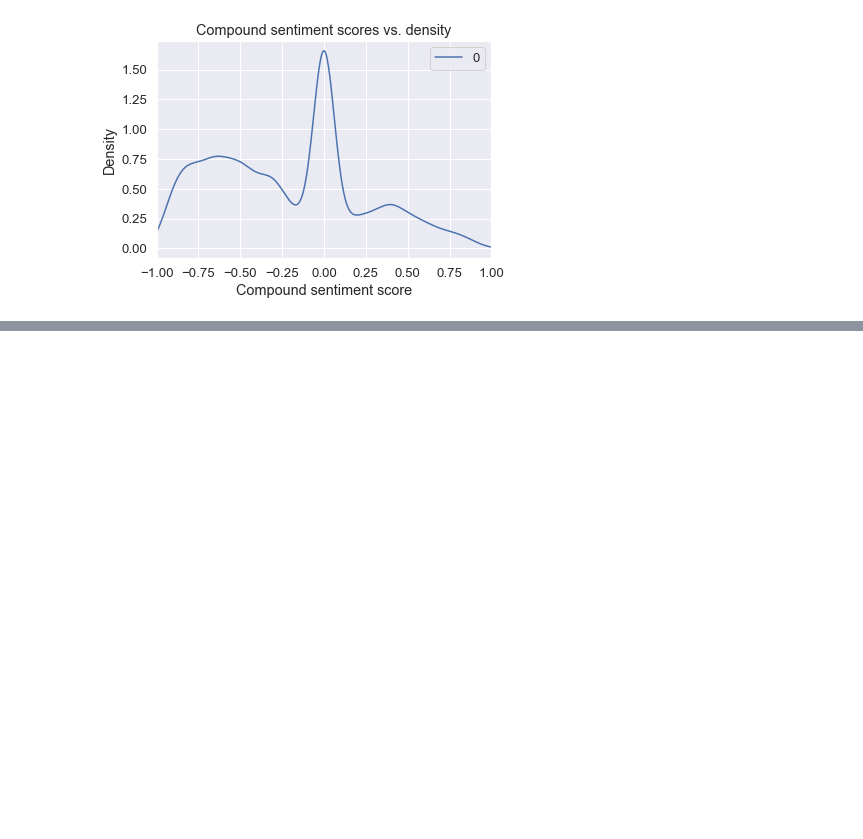
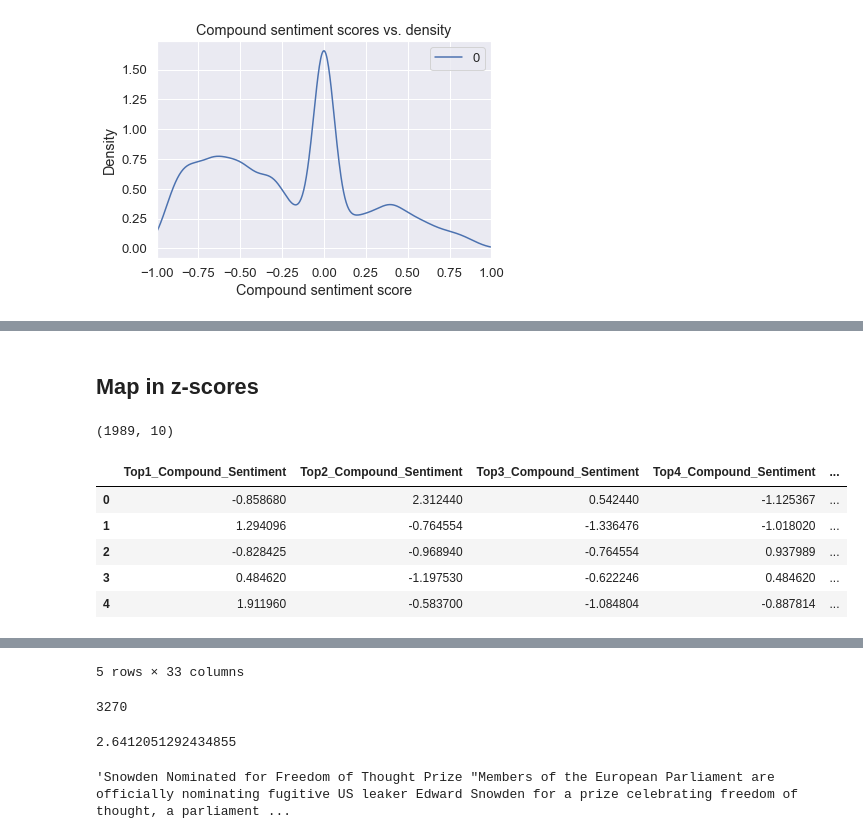
Before and after one commit to timothycobrien/mlproj, a Jupyter notebook: project.ipynb, the cells around one changed output, grey strips where cells are left out. Saved outputs shown, nothing was run; the diff lists cells and outputs as text; code cells hidden in the pictures; blank space fills up the shorter version.

Commit message:
Merge into larger dataframe

```diff
--- a/project.ipynb
+++ b/project.ipynb
@@ -202,6 +202,7 @@ optimal_num_centroids = 10
 opti_model = getKMeansModel(allFeatures, optimal_num_centroids)
 # %%
 cluster_map = pd.DataFrame()
+pd.options.display.max_colwidth = 100
 cluster_map['cluster'] = opti_model.labels_
 cluster_map['articles'] = flat_news
 
@@ -209,5 +210,5 @@ from IPython.core.interactiveshell import InteractiveShell
 
 InteractiveShell.ast_node_interactivity = "all"
 
-print(cluster_map[cluster_map.cluster == 8][:10])
+print(cluster_map[cluster_map.cluster == 3][:10])
 # %% [output]
@@ -333,0 +347,18 @@ normalizedCompList = stats.zscore(comp_list)
+# %%
+# Get the Date, Changes, and the articles
+topTen = combined_dataset.loc[:, "Date":"Top10"]
+opti_model_labels = opti_model.labels_
+opti_model_labels_shape = opti_model_labels.shape
+
+cluster_labels_shaped = np.reshape(opti_model_labels, (int(opti_model_labels_shape[0] / optimal_num_centroids), optimal_num_centroids))
+cluster_labels_shaped_columns = ['Top{}_Cluster'.format(i) for i in range(1, 11)]
+
+cluster_lables_df = pd.DataFrame(cluster_labels_shaped, columns=cluster_labels_shaped_columns)
+
+# Sanity check
+print(cluster_lables_df.shape)
+
+# cluster_lables_df.head()
+
+topTen_clusters = pd.concat([topTen, cluster_lables_df], axis=1)
+topTen_clusters.head()
@@ -333,0 +374,28 @@ normalizedCompList = stats.zscore(comp_list)
+# %% [markdown]
+## Map in z-scores
+# %%
+normalizedCompListShaped = np.reshape(normalizedCompList, (int(normalizedCompList.shape[0] / optimal_num_centroids), optimal_num_centroids))
+sentiment_shaped_columns = ['Top{}_Compound_Sentiment'.format(i) for i in range(1, 11)]
+
+normalizedCompListDf = pd.DataFrame(normalizedCompListShaped, columns=sentiment_shaped_columns)
+
+# Sanity check
+print(normalizedCompListDf.shape)
+
+normalizedCompListDf.head()
+
+main_frame = pd.concat([topTen_clusters, normalizedCompListDf], axis=1)
+main_frame.head()
+# Sanity check that zscores are mapped in
+np.argmax(normalizedCompList)
+normalizedCompList[3270]
+flat_news[np.argmax(normalizedCompList)]
+# normalizedCompList[:5]
+# %% [output]
+(1989, 10)
+|  | Top1_Compound_Sentiment | Top2_Compound_Sentiment | Top3_Compound_Sentiment | Top4_Compound_Sentiment | ... |
+| 0 | -0.858680 | 2.312440 | 0.542440 | -1.125367 | ... |
+| 1 | 1.294096 | -0.764554 | -1.336476 | -1.018020 | ... |
+| 2 | -0.828425 | -0.968940 | -0.764554 | 0.937989 | ... |
+| 3 | 0.484620 | -1.197530 | -0.622246 | 0.484620 | ... |
+| 4 | 1.911960 | -0.583700 | -1.084804 | -0.887814 | ... |
@@ -333,0 +408,4 @@ normalizedCompList = stats.zscore(comp_list)
+5 rows × 33 columns
+3270
+2.6412051292434855
+'Snowden Nominated for Freedom of Thought Prize "Members of the European Parliament are officially nominating fugitive US leaker Edward Snowden for a prize celebrating freedom of thought, a parliament ...
```
Also changed, not shown: parts of 10 cells of this notebook.
